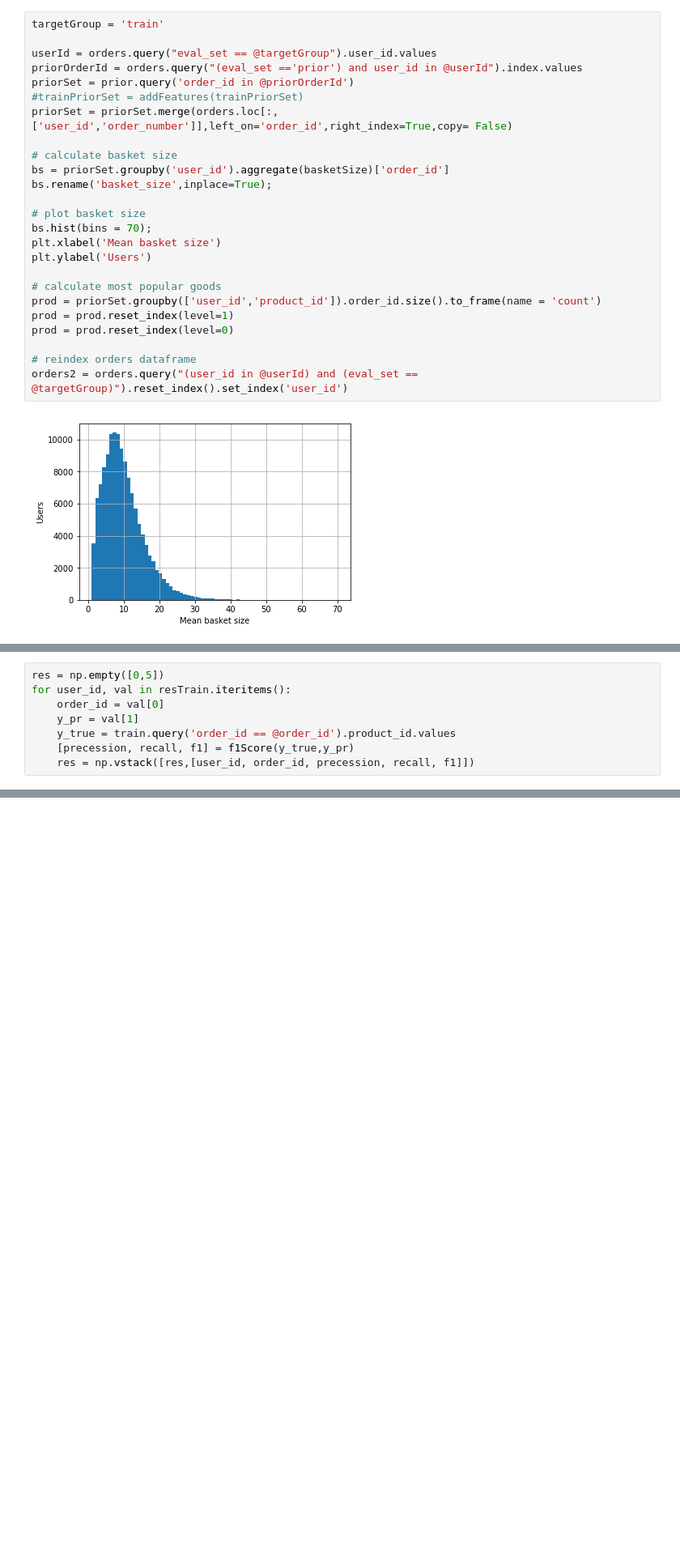
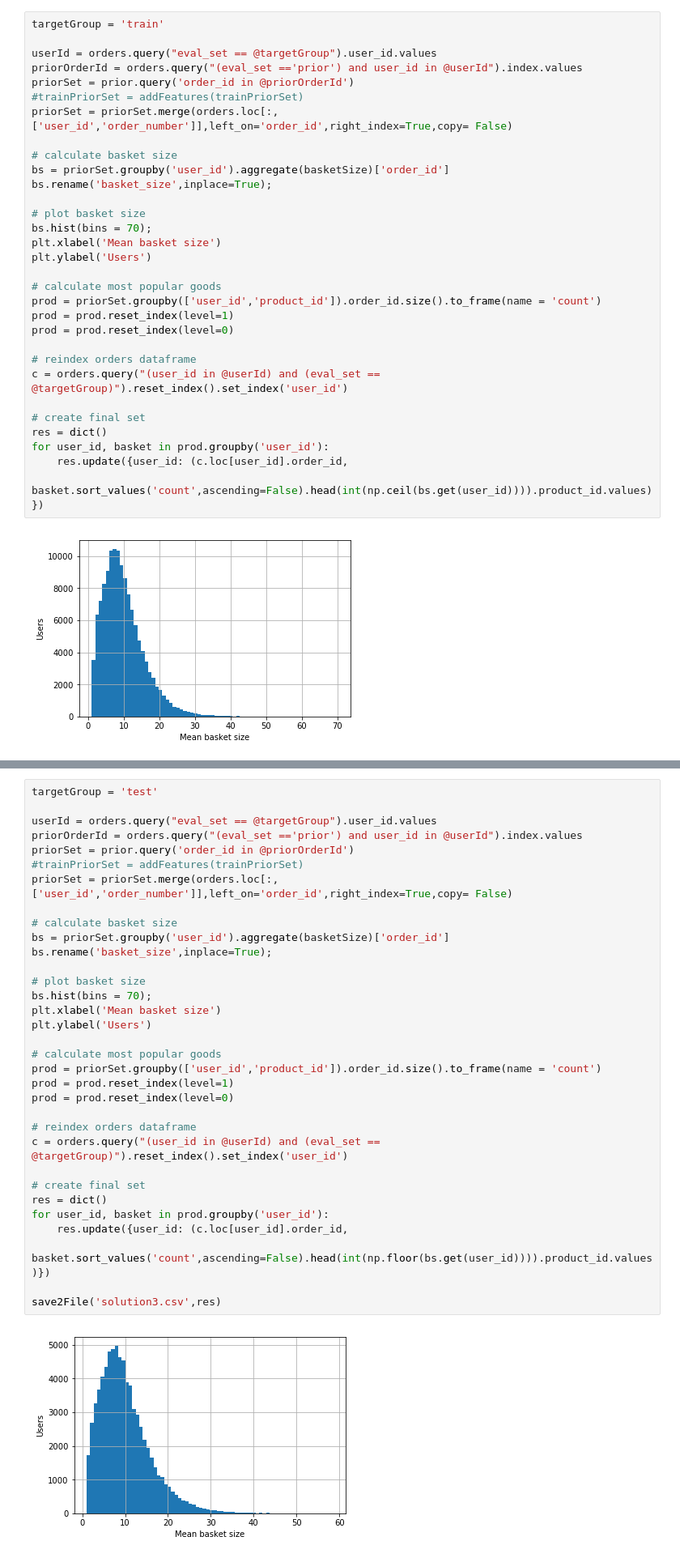
Before and after one commit to PhySci/instacart, a Jupyter notebook: First look.ipynb, the cells around one changed output, grey strips where cells are left out. Shown at 81% size. Drawn from its saved outputs; the diff is of its cells as text; blank space fills up the shorter version.

```diff
--- a/First look.ipynb
+++ b/First look.ipynb
@@ -150,6 +127,12 @@ prod = prod.reset_index(level=1)
 prod = prod.reset_index(level=0)
 
 # reindex orders dataframe
-orders2 = orders.query("(user_id in @userId) and (eval_set == @targetGroup)").reset_index().set_index('user_id')
+c = orders.query("(user_id in @userId) and (eval_set == @targetGroup)").reset_index().set_index('user_id')
+
+# create final set
+res = dict()
+for user_id, basket in prod.groupby('user_id'):
+    res.update({user_id: (c.loc[user_id].order_id,
+                basket.sort_values('count',ascending=False).head(int(np.ceil(bs.get(user_id)))).product_id.values)})
 # %% [output]
 [figure]
@@ -170,8 +138,0 @@ trainDf.to_pickle('train_solution.pcl')
-# %%
-res = np.empty([0,5])
-for user_id, val in resTrain.iteritems():
-    order_id = val[0]
-    y_pr = val[1]
-    y_true = train.query('order_id == @order_id').product_id.values
-    [precession, recall, f1] = f1Score(y_true,y_pr)
-    res = np.vstack([res,[user_id, order_id, precession, recall, f1]])
@@ -207,0 +141,35 @@ ValueError: all the input arrays must have same number of dimensions
+# %%
+targetGroup = 'test'
+
+userId = orders.query("eval_set == @targetGroup").user_id.values
+priorOrderId = orders.query("(eval_set =='prior') and user_id in @userId").index.values
+priorSet = prior.query('order_id in @priorOrderId')
+#trainPriorSet = addFeatures(trainPriorSet)
+priorSet = priorSet.merge(orders.loc[:,['user_id','order_number']],left_on='order_id',right_index=True,copy= False)
+
+# calculate basket size
+bs = priorSet.groupby('user_id').aggregate(basketSize)['order_id']
+bs.rename('basket_size',inplace=True);
+
+# plot basket size
+bs.hist(bins = 70);
+plt.xlabel('Mean basket size')
+plt.ylabel('Users')
+
+# calculate most popular goods
+prod = priorSet.groupby(['user_id','product_id']).order_id.size().to_frame(name = 'count')
+prod = prod.reset_index(level=1)
+prod = prod.reset_index(level=0)
+
+# reindex orders dataframe
+c = orders.query("(user_id in @userId) and (eval_set == @targetGroup)").reset_index().set_index('user_id')
+
+# create final set
+res = dict()
+for user_id, basket in prod.groupby('user_id'):
+    res.update({user_id: (c.loc[user_id].order_id,
+                basket.sort_values('count',ascending=False).head(int(np.floor(bs.get(user_id)))).product_id.values)})
+
+save2File('solution3.csv',res)
+# %% [output]
+[figure, added]
```
Also changed, not shown: parts of 14 cells of this notebook, 1 other file.
